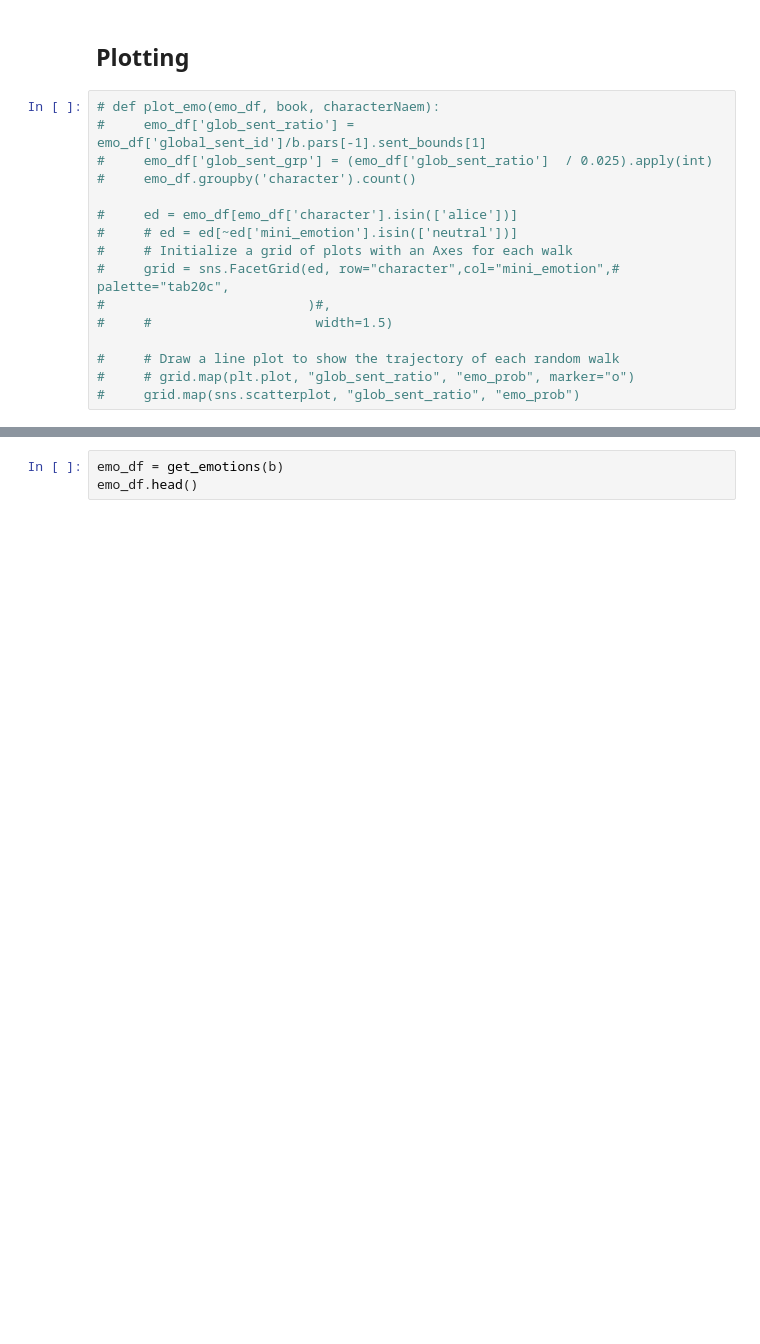
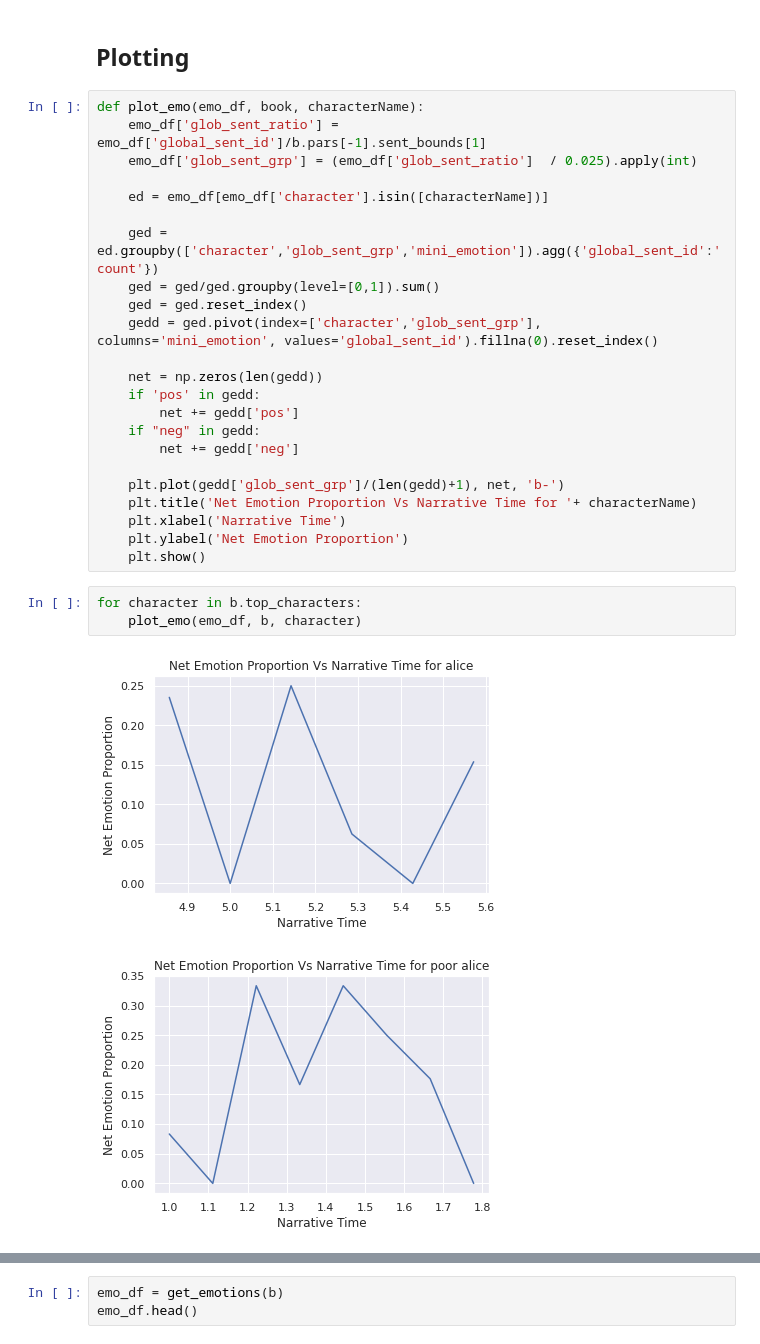
Before and after one commit to Dmacracy/Buskin, a Jupyter notebook: notebooks/Coref_and_POS.ipynb, the cells around one changed output, grey strips where cells are left out. Saved outputs shown, nothing was run; the diff lists cells and outputs as text; blank space fills up the shorter version.

Commit message:
Wrote plotting function from some of the plotting code in the notebook and tested it for Alice in Wonderland.

```diff
--- a/notebooks/Coref_and_POS.ipynb
+++ b/notebooks/Coref_and_POS.ipynb
@@ -585,19 +585,32 @@ b.to_json(outFileName)
 b.to_json(outFileNameTop, top=True)
 # %% [markdown]
 ## Plotting
-# %%
-# def plot_emo(emo_df, book, characterNaem):
-#     emo_df['glob_sent_ratio'] = emo_df['global_sent_id']/b.pars[-1].sent_bounds[1]
-#     emo_df['glob_sent_grp'] = (emo_df['glob_sent_ratio']  / 0.025).apply(int)
-#     emo_df.groupby('character').count()
-
-#     ed = emo_df[emo_df['character'].isin(['alice'])]
-#     # ed = ed[~ed['mini_emotion'].isin(['neutral'])]
-#     # Initialize a grid of plots with an Axes for each walk
-#     grid = sns.FacetGrid(ed, row="character",col="mini_emotion",# palette="tab20c",
-#                          )#,
-#     #                     width=1.5)
-
-#     # Draw a line plot to show the trajectory of each random walk
-#     # grid.map(plt.plot, "glob_sent_ratio", "emo_prob", marker="o")
-#     grid.map(sns.scatterplot, "glob_sent_ratio", "emo_prob")
+# %%
+def plot_emo(emo_df, book, characterName):
+    emo_df['glob_sent_ratio'] = emo_df['global_sent_id']/b.pars[-1].sent_bounds[1]
+    emo_df['glob_sent_grp'] = (emo_df['glob_sent_ratio']  / 0.025).apply(int)
+
+    ed = emo_df[emo_df['character'].isin([characterName])]
+
+    ged = ed.groupby(['character','glob_sent_grp','mini_emotion']).agg({'global_sent_id':'count'})
+    ged = ged/ged.groupby(level=[0,1]).sum()
+    ged = ged.reset_index()
+    gedd = ged.pivot(index=['character','glob_sent_grp'], columns='mini_emotion', values='global_sent_id').fillna(0).reset_index()
+
+    net = np.zeros(len(gedd))
+    if 'pos' in gedd:
+        net += gedd['pos']
+    if "neg" in gedd:
+        net += gedd['neg']
+
+    plt.plot(gedd['glob_sent_grp']/(len(gedd)+1), net, 'b-')
+    plt.title('Net Emotion Proportion Vs Narrative Time for '+ characterName)
+    plt.xlabel('Narrative Time')
+    plt.ylabel('Net Emotion Proportion')
+    plt.show()
+# %%
+for character in b.top_characters:
+    plot_emo(emo_df, b, character)
+# %% [output]
+[figure, added]
+[figure, added]
```
Also changed, not shown: parts of 1 cell of this notebook.
